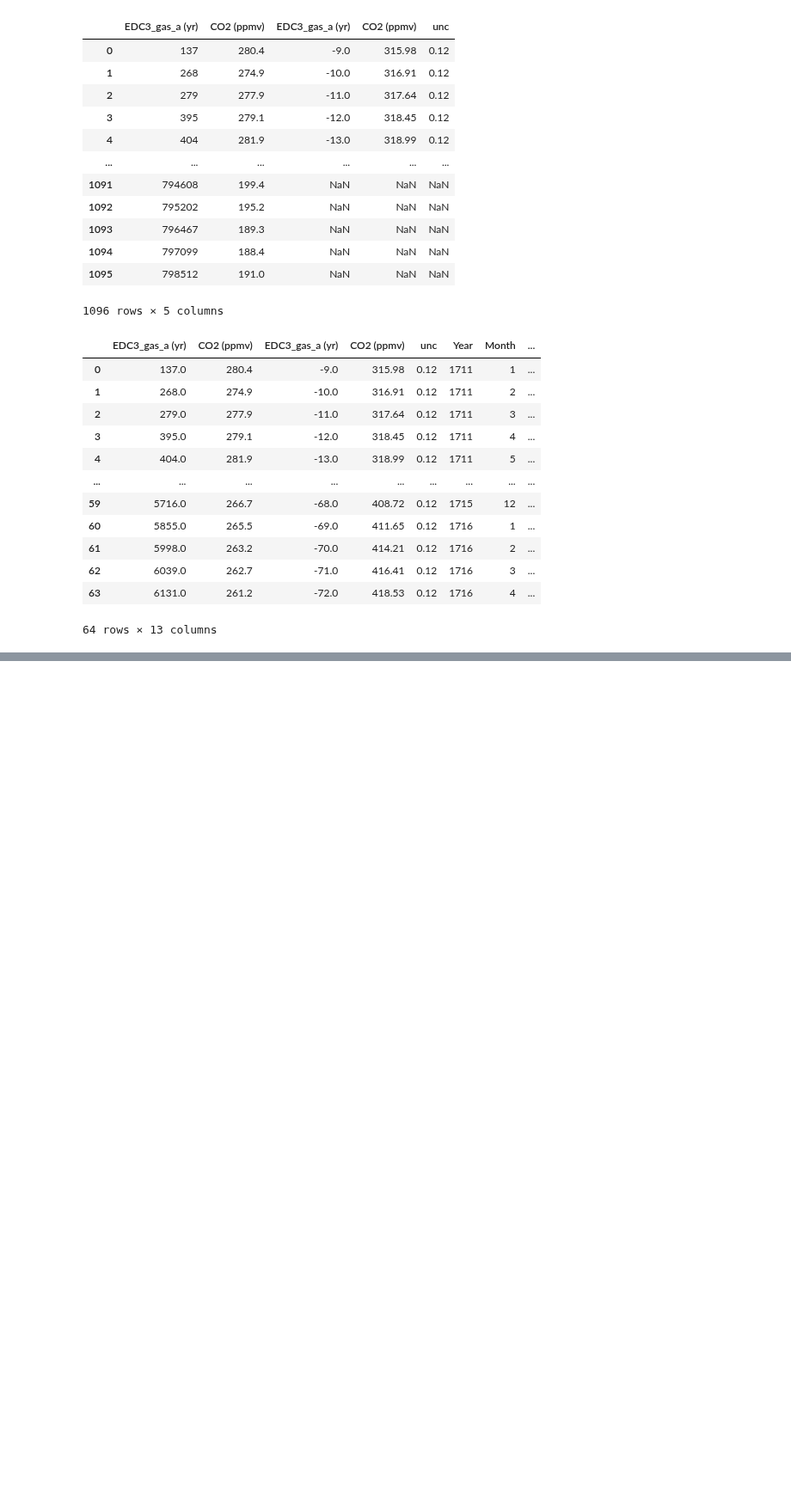
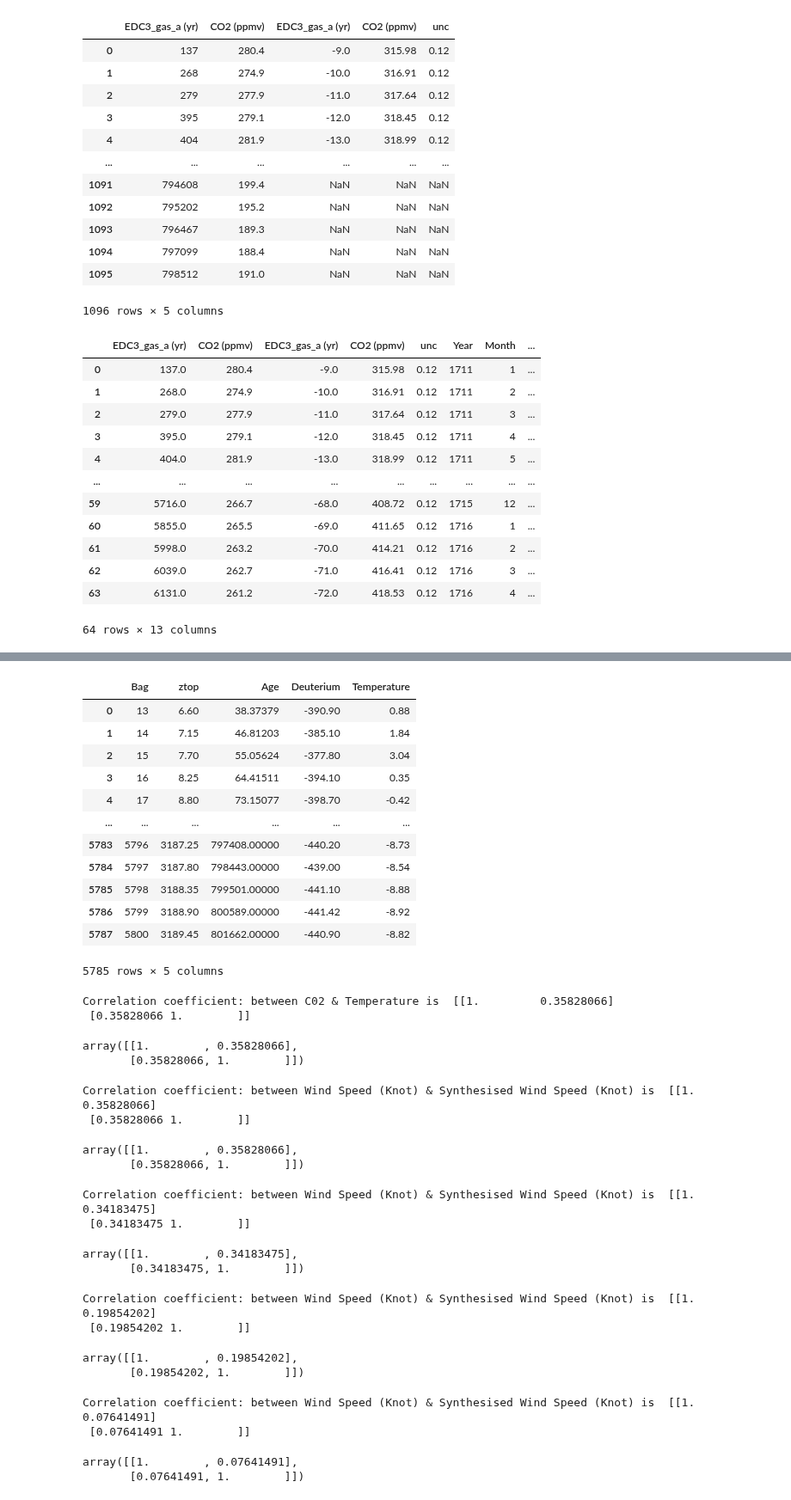
Before and after one commit to dectan/Programming-for-Data-Analysis-Project-2, a Jupyter notebook: test3.ipynb, the cells around one changed output, grey strips where cells are left out. Shown at 86% size. Saved outputs shown, nothing was run; the diff lists cells and outputs as text; code cells hidden in the pictures; blank space fills up the shorter version.

Commit message:
coefficient correlation code updated betewen datasets

```diff
--- a/test3.ipynb
+++ b/test3.ipynb
@@ -619,0 +683,61 @@ merged1
+# %%
+df132
+# %% [output]
+|  | Bag | ztop | Age | Deuterium | Temperature |
+| 0 | 13 | 6.60 | 38.37379 | -390.90 | 0.88 |
+| 1 | 14 | 7.15 | 46.81203 | -385.10 | 1.84 |
+| 2 | 15 | 7.70 | 55.05624 | -377.80 | 3.04 |
+| 3 | 16 | 8.25 | 64.41511 | -394.10 | 0.35 |
+| 4 | 17 | 8.80 | 73.15077 | -398.70 | -0.42 |
+| ... | ... | ... | ... | ... | ... |
+| 5783 | 5796 | 3187.25 | 797408.00000 | -440.20 | -8.73 |
+| 5784 | 5797 | 3187.80 | 798443.00000 | -439.00 | -8.54 |
+| 5785 | 5798 | 3188.35 | 799501.00000 | -441.10 | -8.88 |
+| 5786 | 5799 | 3188.90 | 800589.00000 | -441.42 | -8.92 |
+| 5787 | 5800 | 3189.45 | 801662.00000 | -440.90 | -8.82 |
+5785 rows × 5 columns
+# %%
+r = np.corrcoef(df11.loc[:1096, "CO2 (ppmv)"],df132.loc[:1098,'Temperature'])
+print("Correlation coefficient: between C02 & Temperature is ", r)
+r
+# %% [output]
+Correlation coefficient: between C02 & Temperature is  [[1.         0.35828066]
+ [0.35828066 1.        ]]
+array([[1.        , 0.35828066],
+       [0.35828066, 1.        ]])
+# %%
+r = np.corrcoef(df132.loc[:1098,'Temperature'],df11.loc[:1096, "CO2 (ppmv)"])
+print("Correlation coefficient: between Wind Speed (Knot) & Synthesised Wind Speed (Knot) is ", r)
+r
+# %% [output]
+Correlation coefficient: between Wind Speed (Knot) & Synthesised Wind Speed (Knot) is  [[1.         0.35828066]
+ [0.35828066 1.        ]]
+array([[1.        , 0.35828066],
+       [0.35828066, 1.        ]])
+# %%
+r = np.corrcoef(df11.loc[:1096, "CO2 (ppmv)"],df14.loc[:1095,'celsius'])
+print("Correlation coefficient: between Wind Speed (Knot) & Synthesised Wind Speed (Knot) is ", r)
+r
+# %% [output]
+Correlation coefficient: between Wind Speed (Knot) & Synthesised Wind Speed (Knot) is  [[1.         0.34183475]
+ [0.34183475 1.        ]]
+array([[1.        , 0.34183475],
+       [0.34183475, 1.        ]])
+# %%
+r = np.corrcoef(df14.loc[:1095,'celsius'],df17.loc[:1095,'CH4 mean'])
+print("Correlation coefficient: between Wind Speed (Knot) & Synthesised Wind Speed (Knot) is ", r)
+r
+# %% [output]
+Correlation coefficient: between Wind Speed (Knot) & Synthesised Wind Speed (Knot) is  [[1.         0.19854202]
+ [0.19854202 1.        ]]
+array([[1.        , 0.19854202],
+       [0.19854202, 1.        ]])
+# %%
+r = np.corrcoef(df11.loc[:1096, "CO2 (ppmv)"],df17.loc[:1095,'CH4 mean'])
+print("Correlation coefficient: between Wind Speed (Knot) & Synthesised Wind Speed (Knot) is ", r)
+r
+# %% [output]
+Correlation coefficient: between Wind Speed (Knot) & Synthesised Wind Speed (Knot) is  [[1.         0.07641491]
+ [0.07641491 1.        ]]
+array([[1.        , 0.07641491],
+       [0.07641491, 1.        ]])
```
Also changed, not shown: parts of 15 cells of this notebook, 1 other file.
